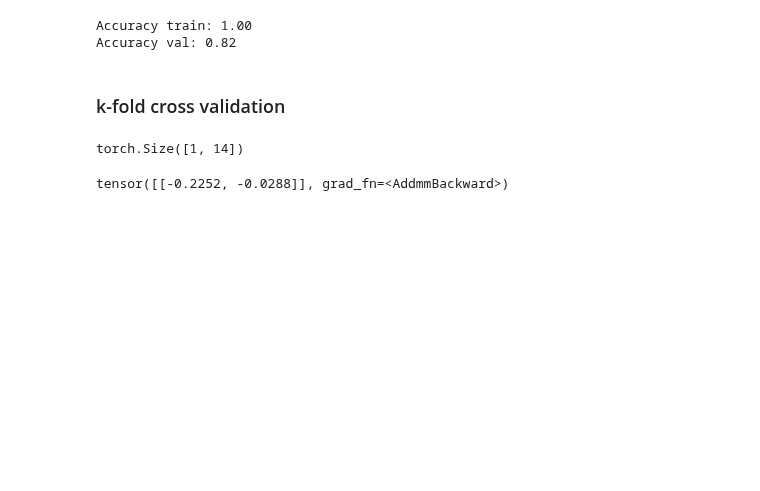
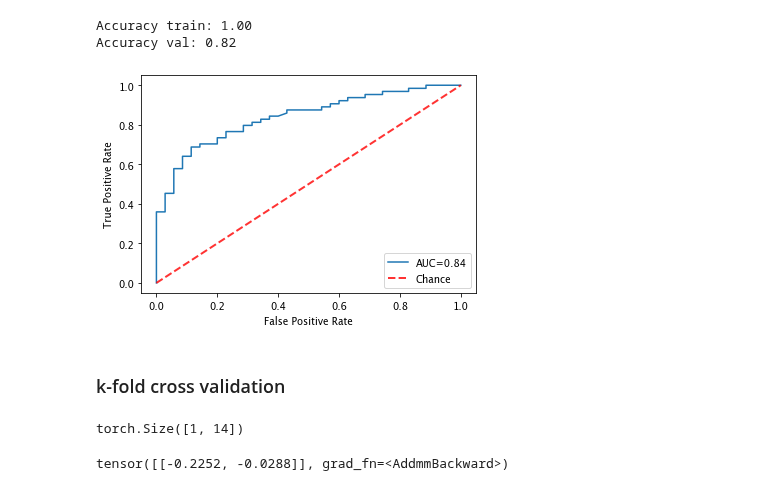
Before and after one commit to charlieoneill11/predicting_vision_paper, a Jupyter notebook: models/Classification.ipynb, the cells around one changed output. Cells and saved outputs as stored; diff of their text form; code cells hidden in the pictures; blank space fills up the shorter version.

```diff
--- a/models/Classification.ipynb
+++ b/models/Classification.ipynb
@@ -322,6 +294,29 @@ validate(model, train_loader, test_loader)
 # %% [output]
 Accuracy train: 1.00
 Accuracy val: 0.82
+# %%
+model.eval()
+lst, lst_labels = [], []
+with torch.no_grad():
+    for imgs, labels in val_loader:
+        outputs = model(imgs)
+        lst.append(outputs)
+        lst_labels.append(labels)
+
+preds_proba = lst[0][::, 1].detach().numpy()
+y_true = lst_labels[0]
+# %%
+fpr, tpr, _ = roc_curve(y_true, preds_proba)
+auc = np.round(roc_auc_score(y_true, preds_proba), 2)
+plt.plot(fpr,tpr,label="AUC="+str(auc))
+plt.plot([0, 1], [0, 1], linestyle="--", lw=2, color="r", label="Chance", alpha=0.8)
+plt.ylabel('True Positive Rate')
+plt.xlabel('False Positive Rate')
+plt.legend(loc=4)
+plt.savefig("mlp_year3_auc.png", dpi=250)
+plt.show()
+# %% [output]
+[figure, added]
 # %% [markdown]
 ### k-fold cross validation
 # %%
```
Also changed, not shown: parts of 28 cells of this notebook, 9 other files.
